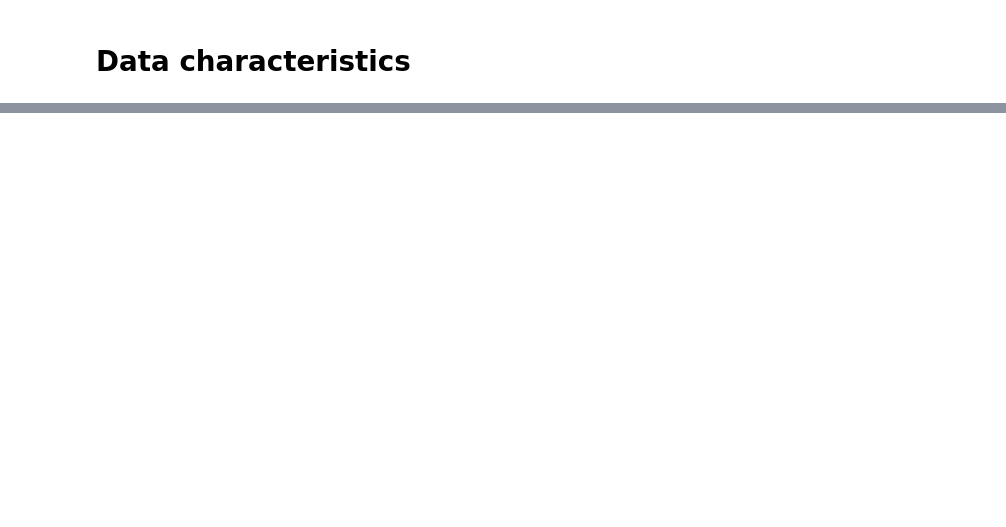
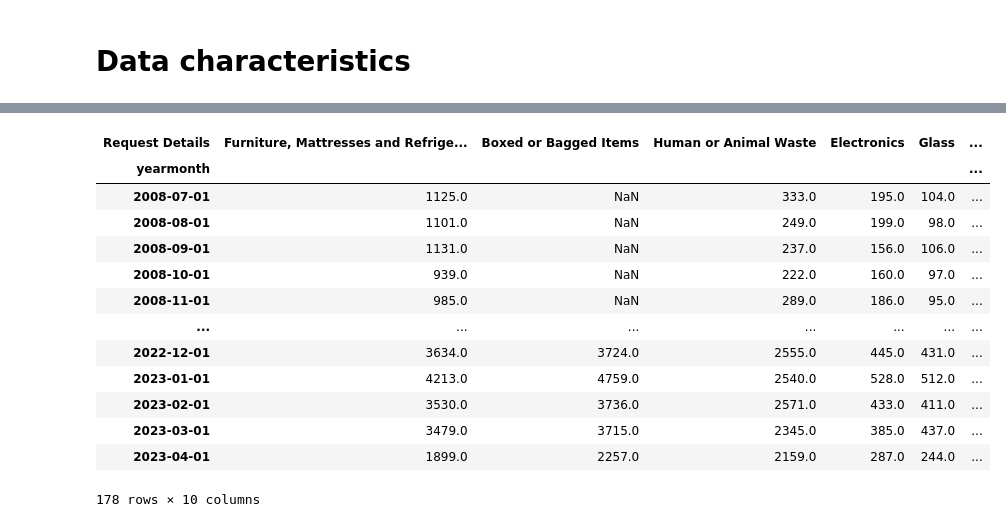
Before and after one commit to GustavHansen99/SocialDataFinalProject, a Jupyter notebook: coding/data_exploration_gustav.ipynb, the cells around one changed output, grey strips where cells are left out. Drawn from its saved outputs; the diff is of its cells as text; code cells hidden in the pictures; blank space fills up the shorter version.

```diff
--- a/coding/data_exploration_gustav.ipynb
+++ b/coding/data_exploration_gustav.ipynb
@@ -32,0 +67,31 @@ plt.show()
+# %%
+### Fix columns that have different names but are the same
+## Garbage and Debris
+time_series['Loose Garbage and Debris'] = time_series["Other Loose Garbage"] + time_series["Other Loose Garbage / Debris"] + time_series["Auto_accident_debris"] + time_series['Garbage and Debris - N/A'] + time_series['Garbage and Debris - {{nature_of_request.label}}'] + time_series['Garbage and Debris - {{request_type.label}}']
+# drop the old columns
+time_series.drop(["Other Loose Garbage", "Other Loose Garbage / Debris", "Auto_accident_debris", 'Garbage and Debris - N/A', 'Garbage and Debris - {{nature_of_request.label}}', 'Garbage and Debris - {{request_type.label}}'], axis=1, inplace=True)
+
+## Overflowing city garbage can
+time_series['Overflowing City Garbage Can'] = time_series['City_garbage_can_overflowing'] + time_series['Overflowing city receptacle or dumpster'] + time_series['Overflowing_City_Receptacle_or_Dumpster']
+# drop the old columns
+time_series.drop(['City_garbage_can_overflowing', 'Overflowing city receptacle or dumpster', 'Overflowing_City_Receptacle_or_Dumpster'], axis=1, inplace=True)
+
+## Illegal dumping
+time_series['Illegal Dumping'] = time_series['Illegal Dumping'] + time_series['Illegal dumping'] + time_series['Illegal_Dumping']
+# drop the old columns
+time_series.drop(['Illegal Dumping', 'Illegal dumping', 'Illegal_Dumping'], axis=1, inplace=True)
+
+## Furniture, mattresses and refrigerators
+time_series['Furniture, Mattresses and Refrigerators'] = time_series['Furniture'] + time_series['Mattress'] + time_series['Refrigerator']
+# drop the old columns
+time_series.drop(['Furniture', 'Mattress', 'Refrigerator'], axis=1, inplace=True)
+
+## Sidewalk or street cleaning
+time_series['Sidewalk or Street Cleaning'] = time_series['Sidewalk_Cleaning'] + time_series['Sidewalk cleaning'] + time_series['Street_Cleaning'] + time_series['Street cleaning']
+# drop the old columns
+time_series.drop(['Sidewalk_Cleaning', 'Sidewalk cleaning', 'Street_Cleaning', 'Street cleaning'], axis=1, inplace=True)
+
+## Missed Route Mechanical Sweeping
+time_series['Missed Route - Mechanical Sweeping'] = time_series['Missed_Route_Mechanical_Sweeping'] + time_series['Missed route - mechanical sweeping']
+# drop the old columns
+time_series.drop(['Missed_Route_Mechanical_Sweeping', 'Missed route - mechanical sweeping'], axis=1, inplace=True)
@@ -32,0 +119,29 @@ plt.show()
+# %%
+# select only the columns we want - every column that has a value count of over 1000
+pref_cols = ["Furniture, Mattresses and Refrigerators", "Boxed or Bagged Items", "Human or Animal Waste", "Electronics",
+             "Glass", "Needles", "Liquids - Oil/Paint/Other", "Transit_shelter_platform", "Christmas_tree"]
+time_series = time_series[pref_cols]
+# Set index to datetime
+time_series.index = pd.to_datetime(time_series.index)
+# sort on index
+time_series.sort_index(inplace=True)
+
+# change the yearmonth column such that "2008-09-01" becomes "2008 Sep"
+time_series["yearmonthStr"] = time_series.index.strftime('%Y %b')
+# %%
+time_series
+# %% [output]
+| Request Details | Furniture, Mattresses and Refrige... | Boxed or Bagged Items | Human or Animal Waste | Electronics | Glass | ... |
+| yearmonth |  |  |  |  |  | ... |
+| 2008-07-01 | 1125.0 | NaN | 333.0 | 195.0 | 104.0 | ... |
+| 2008-08-01 | 1101.0 | NaN | 249.0 | 199.0 | 98.0 | ... |
+| 2008-09-01 | 1131.0 | NaN | 237.0 | 156.0 | 106.0 | ... |
+| 2008-10-01 | 939.0 | NaN | 222.0 | 160.0 | 97.0 | ... |
+| 2008-11-01 | 985.0 | NaN | 289.0 | 186.0 | 95.0 | ... |
+| ... | ... | ... | ... | ... | ... | ... |
+| 2022-12-01 | 3634.0 | 3724.0 | 2555.0 | 445.0 | 431.0 | ... |
+| 2023-01-01 | 4213.0 | 4759.0 | 2540.0 | 528.0 | 512.0 | ... |
+| 2023-02-01 | 3530.0 | 3736.0 | 2571.0 | 433.0 | 411.0 | ... |
+| 2023-03-01 | 3479.0 | 3715.0 | 2345.0 | 385.0 | 437.0 | ... |
+| 2023-04-01 | 1899.0 | 2257.0 | 2159.0 | 287.0 | 244.0 | ... |
+178 rows × 10 columns
```
Also changed, not shown: parts of 14 cells of this notebook, 3 other files.
